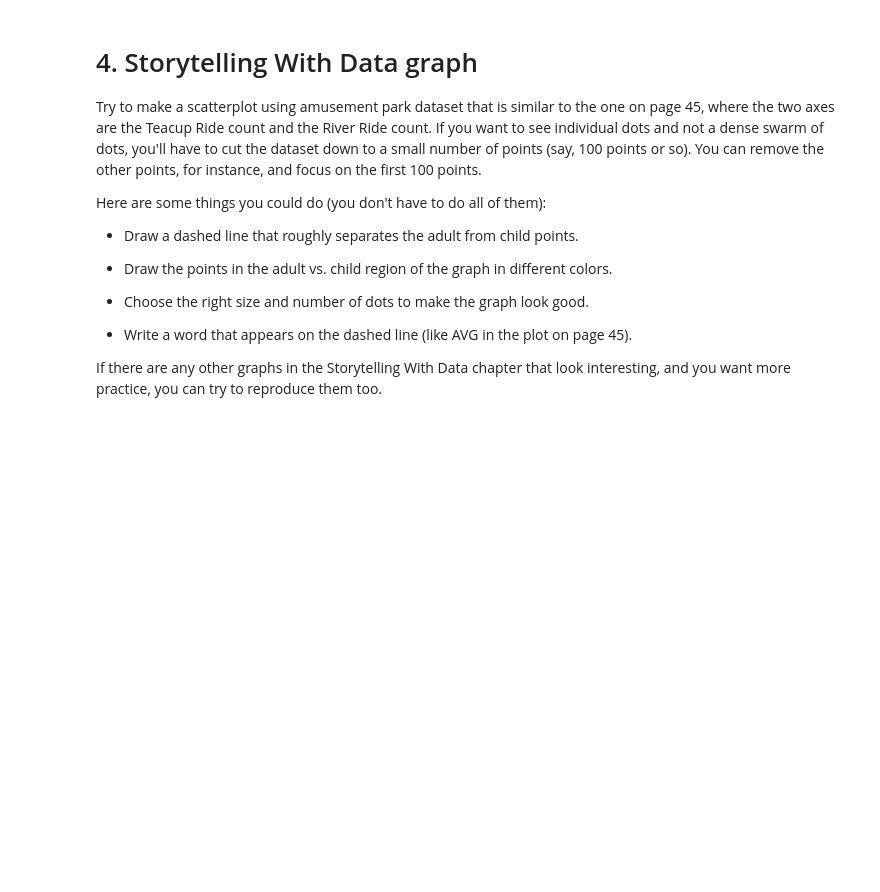
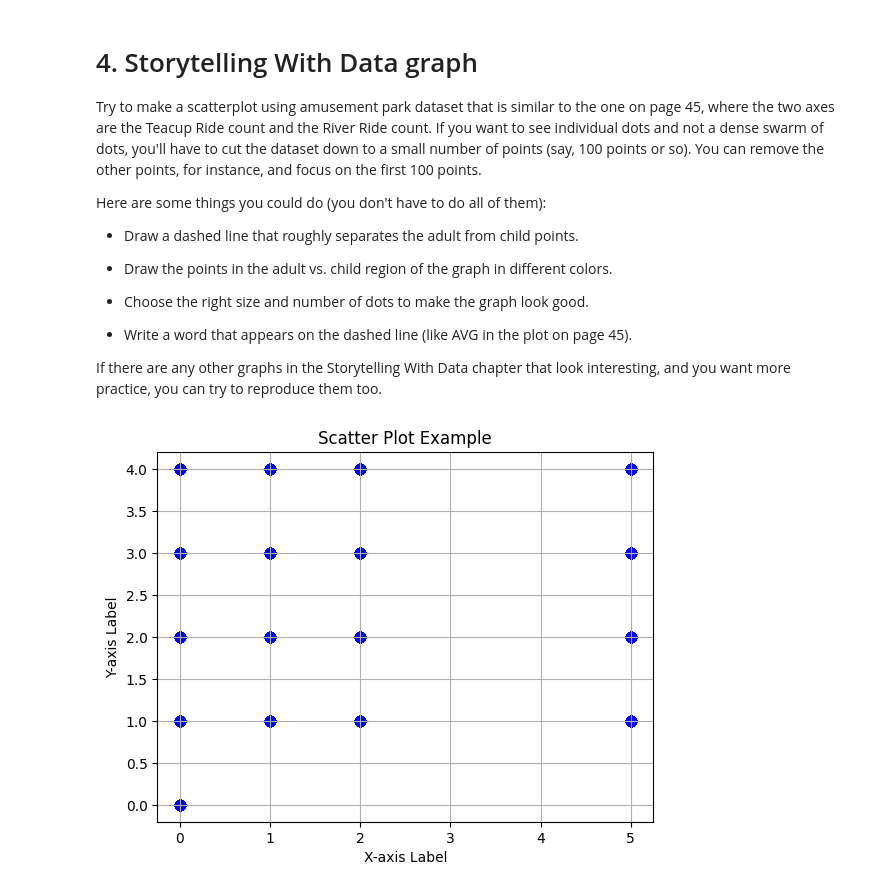
Before and after one commit to Rocking-Priya/2025-spring-B2, a Jupyter notebook: Week3.ipynb, the cells around one changed output. Saved outputs shown, nothing was run; the diff lists cells and outputs as text; code cells hidden in the pictures; blank space fills up the shorter version.

```diff
--- a/Week3.ipynb
+++ b/Week3.ipynb
@@ -494,0 +498,11 @@ If there are any other graphs in the Storytelling With Data chapter that look in
+# %%
+X = df['TeacupRide']
+y = df['RiverRide']
+# %%
+plt.scatter(X, y, marker='o', c='blue', s=50, alpha=0.7)
+plt.xlabel("X-axis Label")
+plt.ylabel("Y-axis Label")
+plt.title("Scatter Plot Example")
+plt.grid(True)
+# %% [output]
+[figure, added]
```
Also changed, not shown: parts of 4 cells of this notebook.
